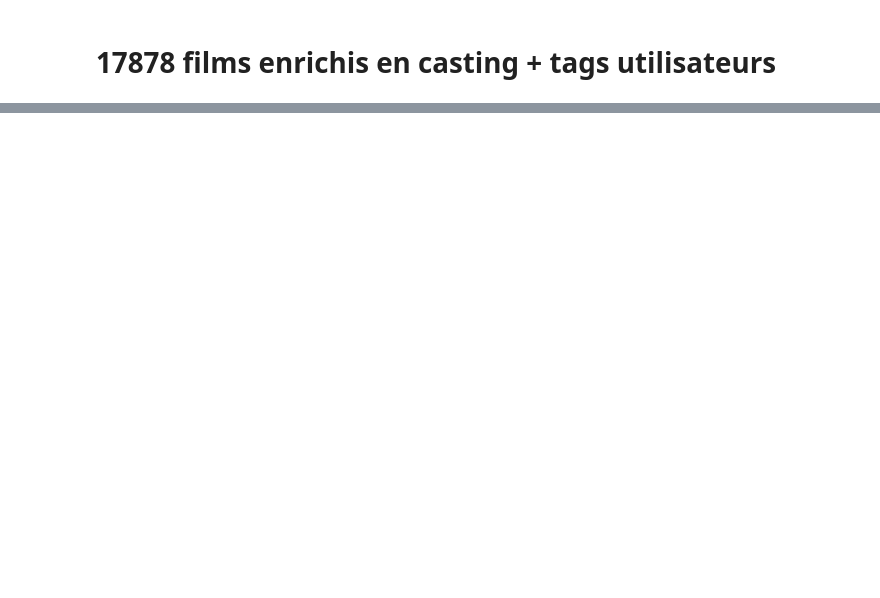
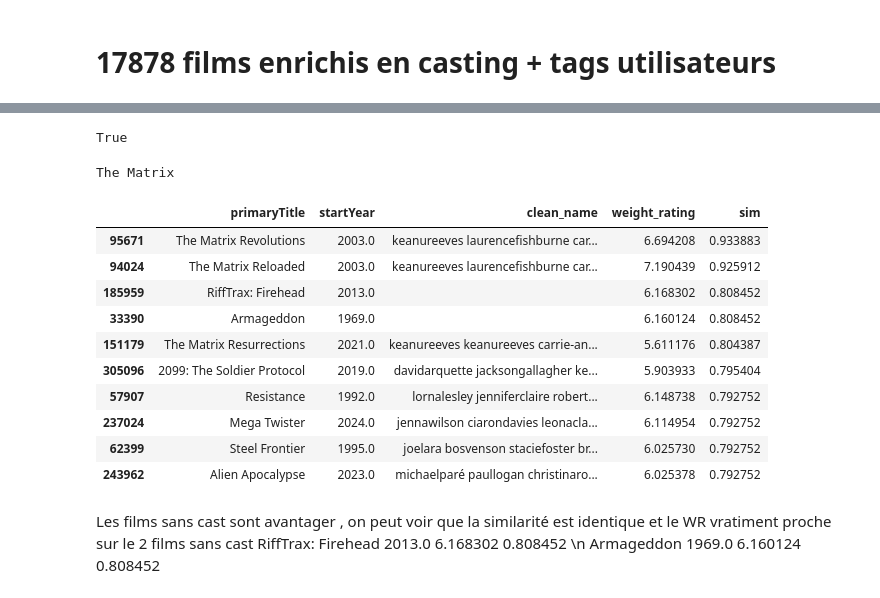
Before and after one commit to BoostMetrics/Recommandation-de-films, a Jupyter notebook: notebooks/03-modeling/Test 3 enrich.ipynb, the cells around one changed output, grey strips where cells are left out. Cells and saved outputs as stored; diff of their text form; code cells hidden in the pictures; blank space fills up the shorter version.

Commit message:
Enrichissement tags + matrice pondérée
- jointure MovieLens/IMDB
- 3 blocs normalisés L2
- filtrage numVotes (quantile 0.92)
- limite: les blocs vides sont avantagés

```diff
--- a/notebooks/03-modeling/Test 3 enrich.ipynb
+++ b/notebooks/03-modeling/Test 3 enrich.ipynb
@@ -196,0 +243,53 @@ np.int64(17878)
+# %%
+genre_w = genre_matrice * 1.0
+cast_w = cast_matrice * 0.2
+tags_w = tags_matrice * 0.7
+# %%
+matrice = hstack([genre_w, cast_w, tags_w]).tocsr()
+
+position = 0
+scores = cosine_similarity(matrice[position], matrice)
+
+scores = scores.flatten()
+ordre = scores.argsort()[::-1]
+top = ordre[1:11]
+# %%
+def recherche_par_titre(titre, n=10):
+    matches = cast_final[cast_final['primaryTitle'].str.contains(titre, case=False, na=False)]
+    if matches.empty:
+        return f"Aucun film trouvé pour '{titre}'"
+    position = matches.sort_values('weight_rating', ascending=False).index[0]
+
+    sims = cosine_similarity(matrice[position], matrice).flatten()
+    df_temp = cast_final.copy()
+    df_temp['sim'] = sims
+
+    df_temp = df_temp.drop(position)
+    print(cast_final.loc[position, 'primaryTitle'])
+    df_temp = df_temp.sort_values(['sim', 'weight_rating'], ascending=[False, False])
+    return df_temp[['primaryTitle', 'startYear', 'clean_name', 'weight_rating', 'sim']].head(n)
+# %%
+cast_final.index.equals(pd.RangeIndex(len(cast_final)))
+
+## index de cast_final doit rester 0..n sans trou (matrice[position] = position, pas étiquette)
+# %% [output]
+True
+# %%
+recherche_par_titre('Matrix')
+# %% [output]
+The Matrix
+|  | primaryTitle | startYear | clean_name | weight_rating | sim |
+| 95671 | The Matrix Revolutions | 2003.0 | keanureeves laurencefishburne car... | 6.694208 | 0.933883 |
+| 94024 | The Matrix Reloaded | 2003.0 | keanureeves laurencefishburne car... | 7.190439 | 0.925912 |
+| 185959 | RiffTrax: Firehead | 2013.0 |  | 6.168302 | 0.808452 |
+| 33390 | Armageddon | 1969.0 |  | 6.160124 | 0.808452 |
+| 151179 | The Matrix Resurrections | 2021.0 | keanureeves keanureeves carrie-an... | 5.611176 | 0.804387 |
+| 305096 | 2099: The Soldier Protocol | 2019.0 | davidarquette jacksongallagher ke... | 5.903933 | 0.795404 |
+| 57907 | Resistance | 1992.0 | lornalesley jenniferclaire robert... | 6.148738 | 0.792752 |
+| 237024 | Mega Twister | 2024.0 | jennawilson ciarondavies leonacla... | 6.114954 | 0.792752 |
+| 62399 | Steel Frontier | 1995.0 | joelara bosvenson staciefoster br... | 6.025730 | 0.792752 |
+| 243962 | Alien Apocalypse | 2023.0 | michaelparé paullogan christinaro... | 6.025378 | 0.792752 |
+# %% [markdown]
+Les films sans cast sont avantager , on peut voir que la similarité est identique et le WR vratiment proche sur le 2 films sans cast
+RiffTrax: Firehead	2013.0		6.168302	0.808452 \n
+    	Armageddon	1969.0		6.160124	0.808452
```
Also changed, not shown: parts of 12 cells of this notebook.
